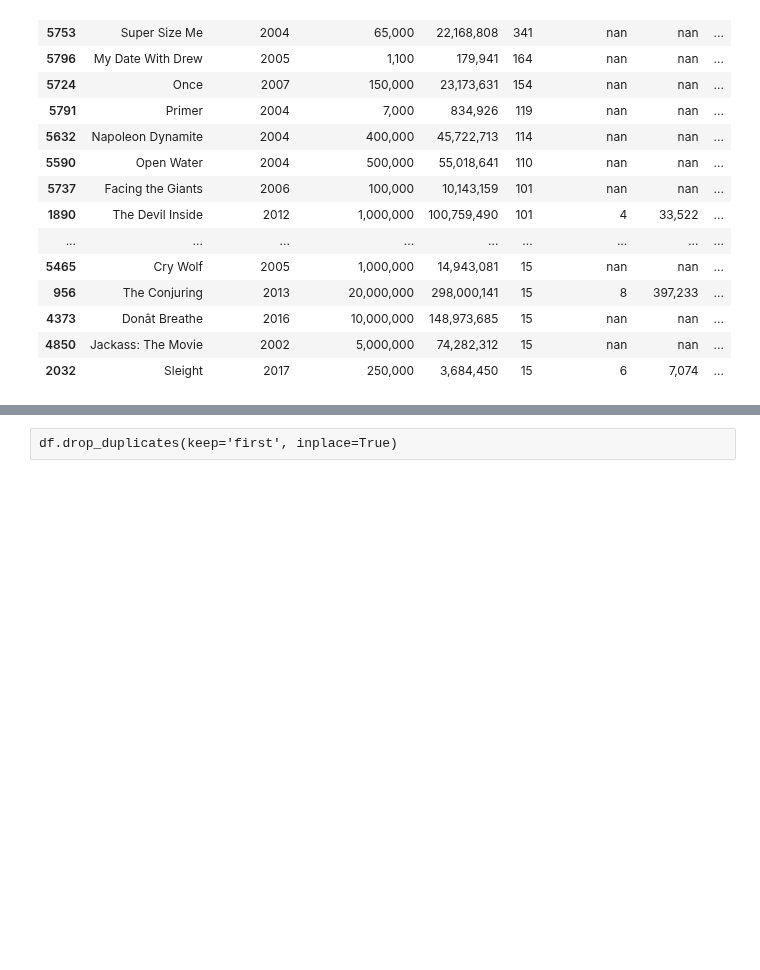
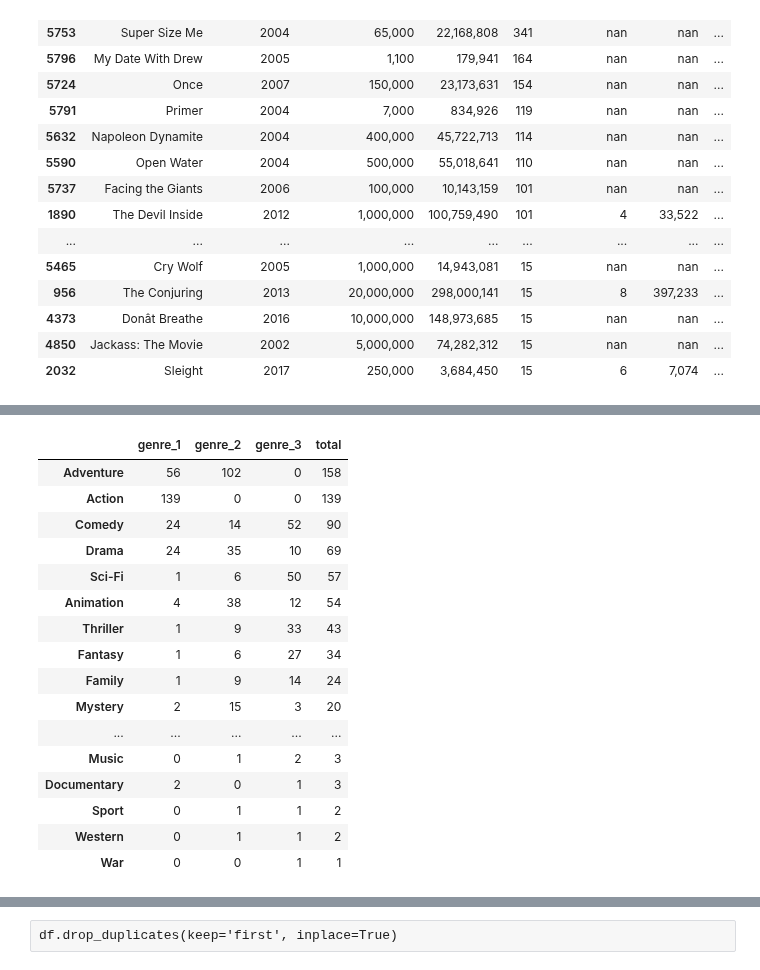
Before and after one commit to jxn628/dsc-phase-1-project, a Jupyter notebook: student.ipynb, the cells around one changed output, grey strips where cells are left out. Cells and saved outputs as stored; diff of their text form; code cells hidden in the pictures; blank space fills up the shorter version.

```diff
--- a/student.ipynb
+++ b/student.ipynb
@@ -1518,3 +1426,0 @@ genre_df
-# %%
-genre_df = top_500[['genre_1', 'genre_2' , 'genre_3']]
-genre_df
@@ -1563,3 +1426,0 @@ genre_counts
-# %%
-genre_counts['total'] = genre_counts.sum(axis=1)
-genre_counts
@@ -1616,0 +1619,3 @@ top_500.describe()
+# %%
+top_325_profit = top_profit[0:325] #these are the movies that are roughly in the top quartile. (75%)
+top_325_profit.tail()
@@ -1616,0 +1639,30 @@ top_500.describe()
+# %%
+def genre_df(df): #function to get the value counts of the genre columns in a dataframe
+    genre_df = df[['genre_1', 'genre_2' , 'genre_3']]
+    genre_counts= genre_df.apply(pd.Series.value_counts)
+    genre_df = genre_counts.fillna(0)
+    genre_df['total'] = genre_counts.sum(axis=1)
+    return genre_df
+# %%
+#These are the genres from the top 325 most profitable movies.
+genre_df_profit = genre_df(top_325_profit)
+genre_df_profit = genre_df_profit.sort_values('total', ascending=False)
+genre_df_profit
+# %% [output]
+|  | genre_1 | genre_2 | genre_3 | total |
+| Adventure | 56 | 102 | 0 | 158 |
+| Action | 139 | 0 | 0 | 139 |
+| Comedy | 24 | 14 | 52 | 90 |
+| Drama | 24 | 35 | 10 | 69 |
+| Sci-Fi | 1 | 6 | 50 | 57 |
+| Animation | 4 | 38 | 12 | 54 |
+| Thriller | 1 | 9 | 33 | 43 |
+| Fantasy | 1 | 6 | 27 | 34 |
+| Family | 1 | 9 | 14 | 24 |
+| Mystery | 2 | 15 | 3 | 20 |
+| ... | ... | ... | ... | ... |
+| Music | 0 | 1 | 2 | 3 |
+| Documentary | 2 | 0 | 1 | 3 |
+| Sport | 0 | 1 | 1 | 2 |
+| Western | 0 | 1 | 1 | 2 |
+| War | 0 | 0 | 1 | 1 |
```
Also changed, not shown: parts of 79 cells of this notebook.
